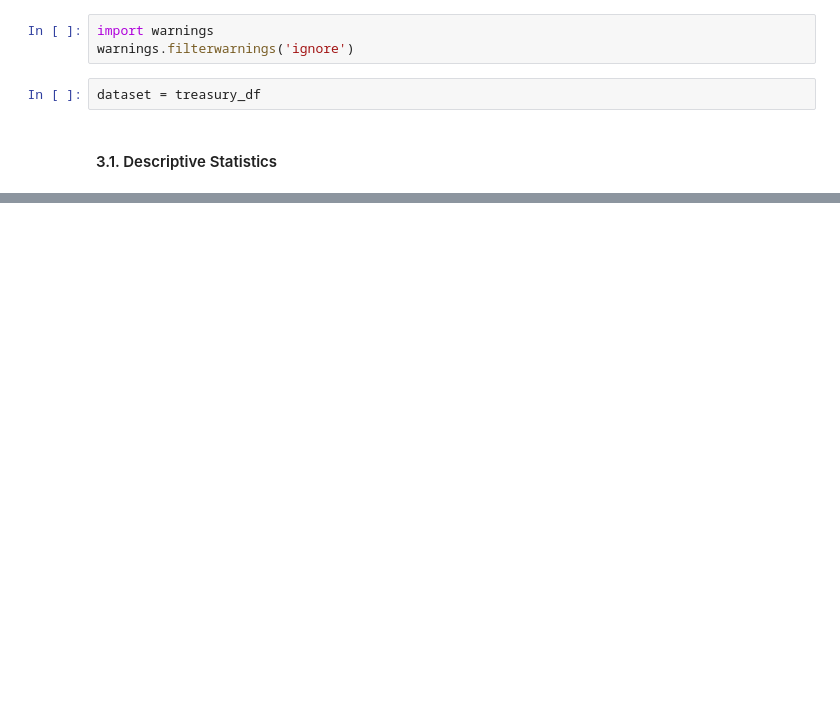
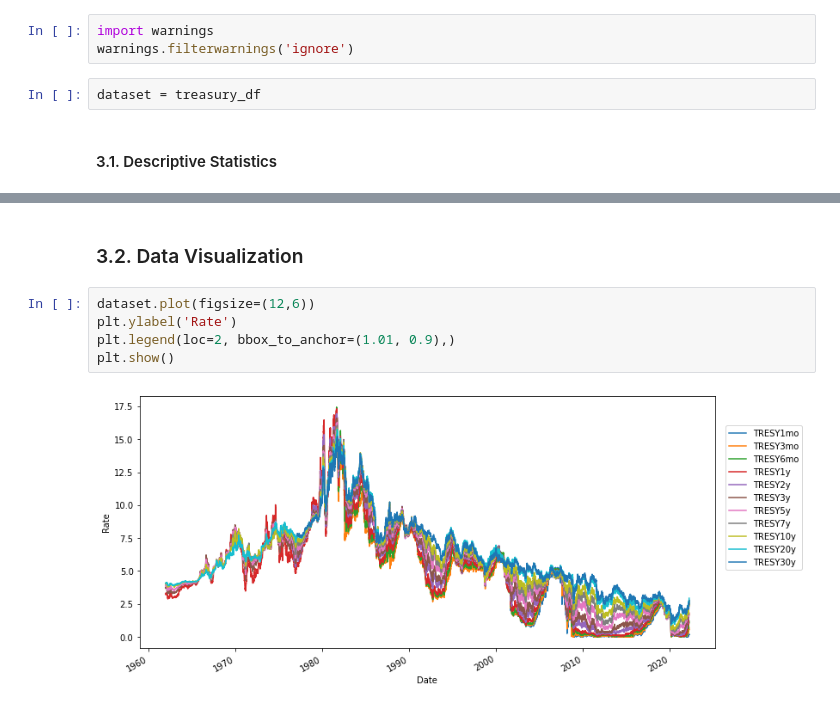
Before and after one commit to dkomlen/finance-ml, a Jupyter notebook: yield_curve_construction.ipynb, the cells around one changed output, grey strips where cells are left out. Drawn from its saved outputs; the diff is of its cells as text; blank space fills up the shorter version.

```diff
--- a/yield_curve_construction.ipynb
+++ b/yield_curve_construction.ipynb
@@ -103,0 +99,9 @@ dataset.tail(5)
+# %% [markdown]
+### 3.2. Data Visualization
+# %%
+dataset.plot(figsize=(12,6))
+plt.ylabel('Rate')
+plt.legend(loc=2, bbox_to_anchor=(1.01, 0.9),)
+plt.show()
+# %% [output]
+[figure, added]
```
Also changed, not shown: parts of 37 cells of this notebook.
